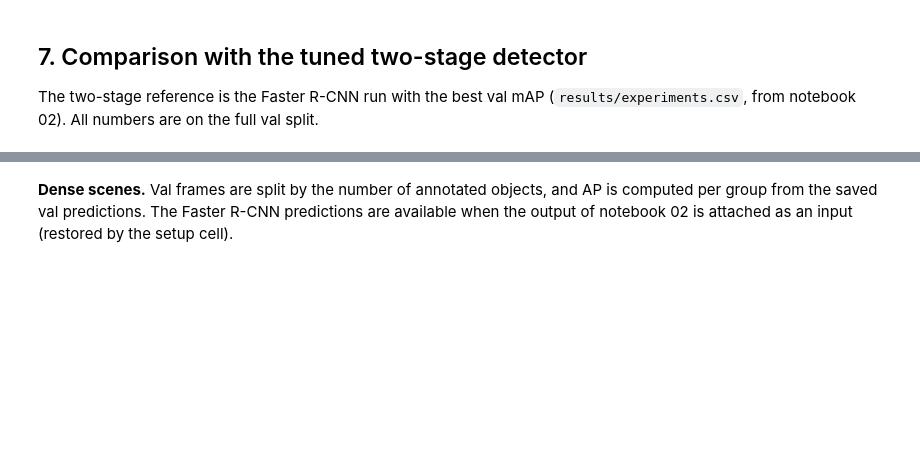
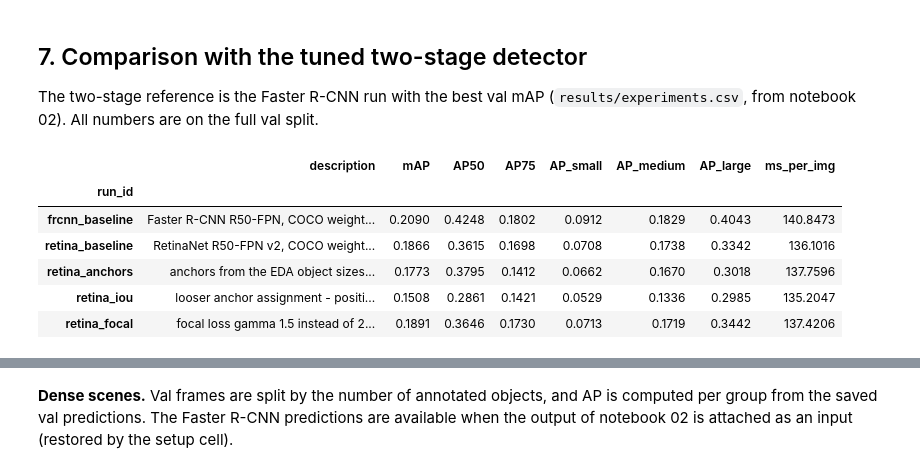
Before and after one commit to anna-kryvulia/ucu-ai-hw-object-detection, a Jupyter notebook: notebooks/03_one_stage_retinanet.ipynb, the cells around one changed output, grey strips where cells are left out. Drawn from its saved outputs; the diff is of its cells as text; code cells hidden in the pictures; blank space fills up the shorter version.

```diff
--- a/notebooks/03_one_stage_retinanet.ipynb
+++ b/notebooks/03_one_stage_retinanet.ipynb
@@ -272,12 +422,20 @@ notebook 02). All numbers are on the full val split.
 # %%
 # Val metrics: tuned Faster R-CNN, all RetinaNet runs (committed results + runs of this notebook)
 reg = (pd.concat([pd.read_csv(REPO_ROOT / "results/experiments.csv"), load_registry(P)])
        .sort_values("updated").drop_duplicates(["run_id", "eval"], keep="last"))
 val = reg[reg["eval"] == "val"].set_index("run_id")
 frcnn_id = val[val.family == "two_stage"].mAP.idxmax()
-order = [frcnn_id, "retina_baseline"] + EXPERIMENTS + (["retina_tuned"] if tuned_id == "retina_tuned" else [])
+order = [frcnn_id, "retina_baseline"] + EXPERIMENTS + [tuned_id]
 cols = ["description", "mAP", "AP50", "AP75", "AP_small", "AP_medium", "AP_large", "ms_per_img"]
 val.loc[order, cols].round(4)
+# %% [output]
+|  | description | mAP | AP50 | AP75 | AP_small | AP_medium | AP_large | ms_per_img |
+| run_id |  |  |  |  |  |  |  |  |
+| frcnn_baseline | Faster R-CNN R50-FPN, COCO weight... | 0.2090 | 0.4248 | 0.1802 | 0.0912 | 0.1829 | 0.4043 | 140.8473 |
+| retina_baseline | RetinaNet R50-FPN v2, COCO weight... | 0.1866 | 0.3615 | 0.1698 | 0.0708 | 0.1738 | 0.3342 | 136.1016 |
+| retina_anchors | anchors from the EDA object sizes... | 0.1773 | 0.3795 | 0.1412 | 0.0662 | 0.1670 | 0.3018 | 137.7596 |
+| retina_iou | looser anchor assignment - positi... | 0.1508 | 0.2861 | 0.1421 | 0.0529 | 0.1336 | 0.2985 | 135.2047 |
+| retina_focal | focal loss gamma 1.5 instead of 2... | 0.1891 | 0.3646 | 0.1730 | 0.0713 | 0.1719 | 0.3442 | 137.4206 |
 # %%
 # Per-class AP (%)
 (val.loc[order, [f"AP_{c}" for c in CLASS_NAMES]].rename(columns=lambda c: c[3:]) * 100).round(1)
```
Also changed, not shown: parts of 18 cells of this notebook, 4 other files.
